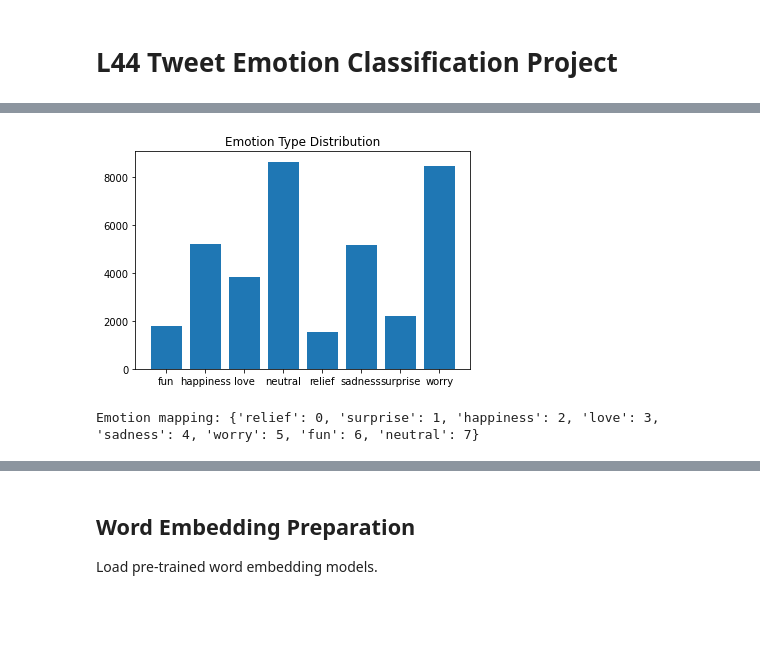
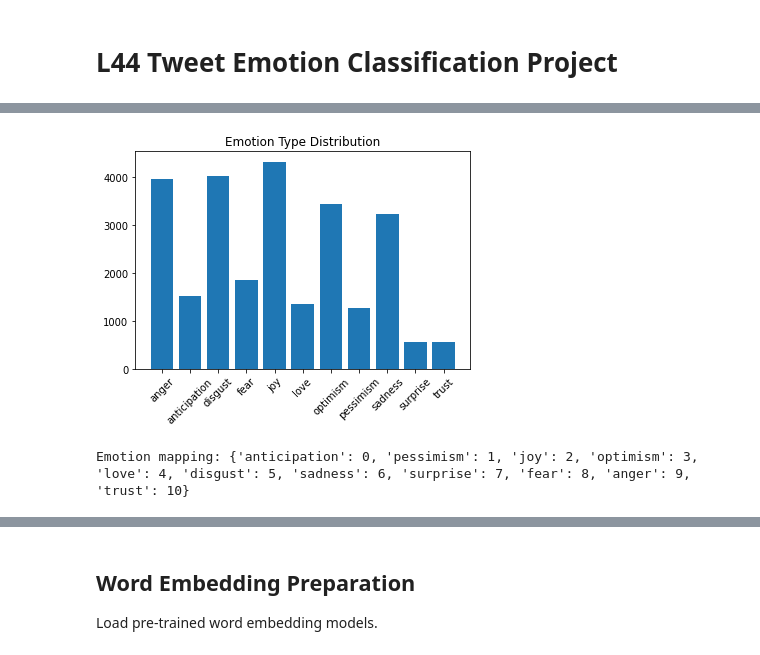
Before and after one commit to codebyzeb/l44, a Jupyter notebook: main.ipynb, the cells around one changed output, grey strips where cells are left out. Cells and saved outputs as stored; diff of their text form; code cells hidden in the pictures; blank space fills up the shorter version.

```diff
--- a/main.ipynb
+++ b/main.ipynb
@@ -23,3 +18,22 @@ VECTOR_FILENAMES = {"word2vec" : "vectors/word2vec/GoogleNews-vectors-negative30
+# %%
+# Prepare constants
+SELECTED_DATA = "semeval"
+SELECTED_VECTOR_TYPES = ["fasttext", "affectvec"]
+
+SSEC_TEST_FILENAME = "data/ssec-aggregated/test-combined-0.0.csv"
+SSEC_TRAIN_FILENAME = "data/ssec-aggregated/train-combined-0.0.csv"
+CROWDFLOWER_FILENAME = "data/crowdflower.csv"
+TEC_FILENAME = "data/Jan9-2012-tweets-clean.txt"
+SEMEVAL_VAL_FILENAME = "data/SemEval2018-Task1-all-data/English/E-c/2018-E-c-En-dev.txt"
+SEMEVAL_TEST_FILENAME = "data/SemEval2018-Task1-all-data/English/E-c/2018-E-c-En-test-gold.txt"
+SEMEVAL_TRAIN_FILENAME = "data/SemEval2018-Task1-all-data/English/E-c/2018-E-c-En-train.txt"
+
+VECTOR_FILENAMES = {"word2vec" : "vectors/word2vec/GoogleNews-vectors-negative300.bin",
+                    "affectvec" : "vectors/AffectVec-v1.0-vectors/AffectVec-data.txt",
+                    "fasttext" : "vectors/fasttext/crawl-300d-2M.vec",
+                    "glove" : "vectors/glove/glove.twitter.27B.200d.txt"}
+
+TEST_PER, VALID_PER = 0.2, 0.1
 # %% [markdown]
 ## Load Raw Data
 
@@ -88,22 +135,26 @@ print(df)
 # %%
 # Visualise emotion counts
 if SELECTED_DATA == "ssec":
-    emotions = ["Anger", "Anticipation", "Disgust", "Fear", "Joy", "Sadness", "Surprise", "Trust"]
+    emotions = ["anger", "anticipation", "disgust", "fear", "joy", "sadness", "surprise", "trust"]
+    ccount = [len(df[df['emotion'].map(lambda r : emotion in r)]) for emotion in emotions]
+elif SELECTED_DATA == "semeval":
+    emotions = ["anger", "anticipation", "disgust", "fear", "joy", "love", "optimism", "pessimism", "sadness", "surprise", "trust"]
     ccount = [len(df[df['emotion'].map(lambda r : emotion in r)]) for emotion in emotions]
 else:
     emotions, ccount = np.unique(df.emotion, return_counts=True)
 plt.figure()
 plt.title("Emotion Type Distribution")
 plt.bar(emotions, ccount, align='center')
+plt.xticks(rotation=45)
 plt.show()
 
 # Get number of emotions and create a map
 n_emotions = len(emotions)
 emotion_dict = {e : i for i, e in enumerate(set(emotions))}
 print("Emotion mapping: {}".format(emotion_dict))
 # %% [output]
-[figure, old version]
+[figure, new version]
-Emotion mapping: {'relief': 0, 'surprise': 1, 'happiness': 2, 'love': 3, 'sadness': 4, 'worry': 5, 'fun': 6, 'neutral': 7}
+Emotion mapping: {'anticipation': 0, 'pessimism': 1, 'joy': 2, 'optimism': 3, 'love': 4, 'disgust': 5, 'sadness': 6, 'surprise': 7, 'fear': 8, 'anger': 9, 'trust': 10}
 # %%
 # Visualise tweet lengths
 tweet_lengths = df.tweet.map(lambda t: len(t))
```
Also changed, not shown: parts of 16 cells of this notebook.
